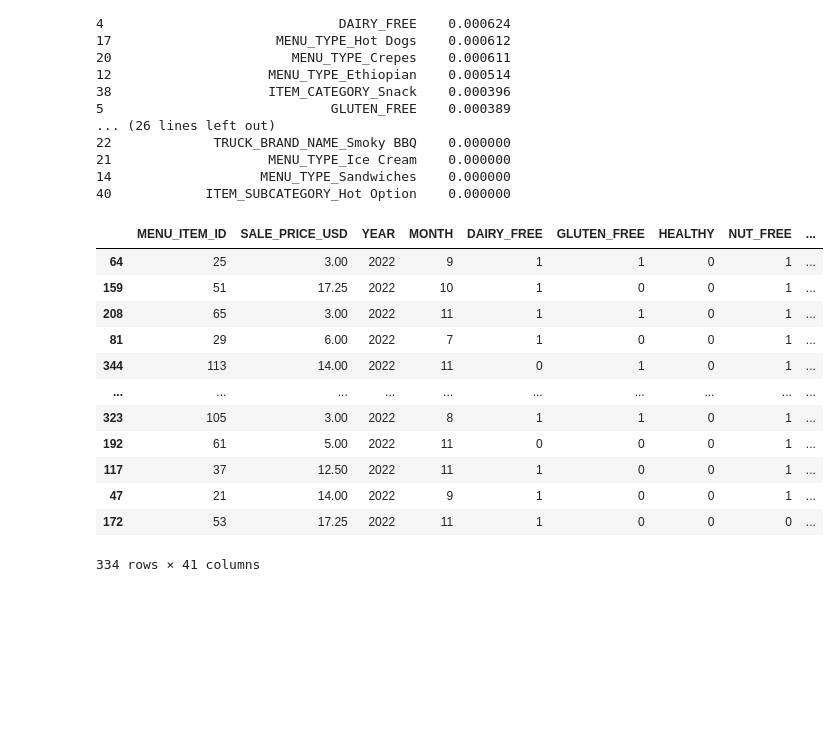
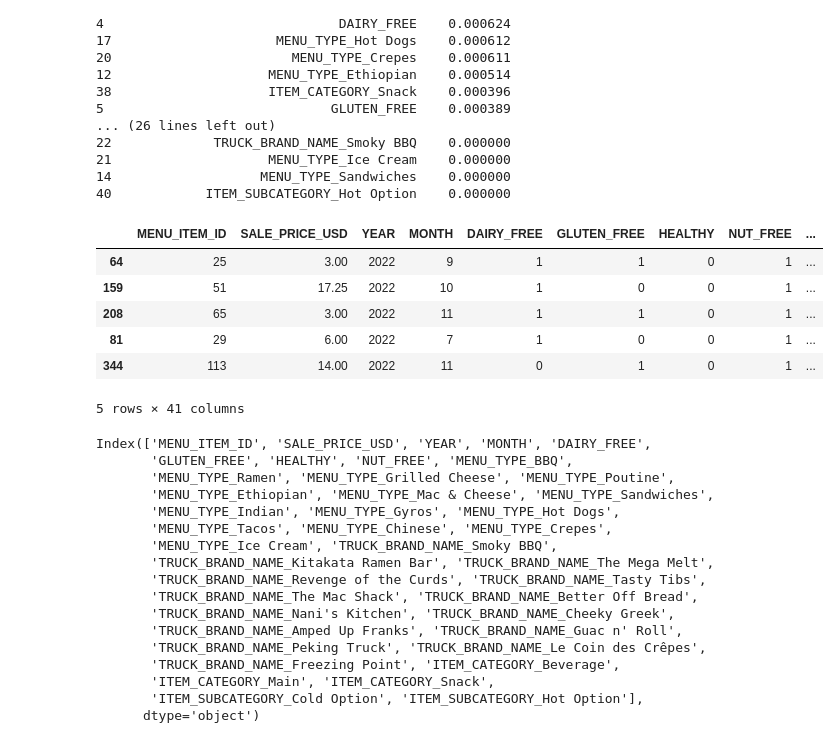
Before and after one commit to R-otato/Tasty_Insights, a Jupyter notebook: Product Sales Prediction.ipynb, the cells around one changed output. Saved outputs shown, nothing was run; the diff lists cells and outputs as text; code cells hidden in the pictures; blank space fills up the shorter version.

```diff
--- a/Product Sales Prediction.ipynb
+++ b/Product Sales Prediction.ipynb
@@ -442,18 +447,32 @@ print(feature_importance_df)
 14                   MENU_TYPE_Sandwiches    0.000000
 40            ITEM_SUBCATEGORY_Hot Option    0.000000
 # %%
-X_train
+X_train.head()
 # %% [output]
 |  | MENU_ITEM_ID | SALE_PRICE_USD | YEAR | MONTH | DAIRY_FREE | GLUTEN_FREE | HEALTHY | NUT_FREE | ... |
 | 64 | 25 | 3.00 | 2022 | 9 | 1 | 1 | 0 | 1 | ... |
 | 159 | 51 | 17.25 | 2022 | 10 | 1 | 0 | 0 | 1 | ... |
 | 208 | 65 | 3.00 | 2022 | 11 | 1 | 1 | 0 | 1 | ... |
 | 81 | 29 | 6.00 | 2022 | 7 | 1 | 0 | 0 | 1 | ... |
 | 344 | 113 | 14.00 | 2022 | 11 | 0 | 1 | 0 | 1 | ... |
-| ... | ... | ... | ... | ... | ... | ... | ... | ... | ... |
-| 323 | 105 | 3.00 | 2022 | 8 | 1 | 1 | 0 | 1 | ... |
-| 192 | 61 | 5.00 | 2022 | 11 | 0 | 0 | 0 | 1 | ... |
-| 117 | 37 | 12.50 | 2022 | 11 | 1 | 0 | 0 | 1 | ... |
-| 47 | 21 | 14.00 | 2022 | 9 | 1 | 0 | 0 | 1 | ... |
-| 172 | 53 | 17.25 | 2022 | 11 | 1 | 0 | 0 | 0 | ... |
-334 rows × 41 columns
+5 rows × 41 columns
+# %%
+X_train.columns
+# %% [output]
+Index(['MENU_ITEM_ID', 'SALE_PRICE_USD', 'YEAR', 'MONTH', 'DAIRY_FREE',
+       'GLUTEN_FREE', 'HEALTHY', 'NUT_FREE', 'MENU_TYPE_BBQ',
+       'MENU_TYPE_Ramen', 'MENU_TYPE_Grilled Cheese', 'MENU_TYPE_Poutine',
+       'MENU_TYPE_Ethiopian', 'MENU_TYPE_Mac & Cheese', 'MENU_TYPE_Sandwiches',
+       'MENU_TYPE_Indian', 'MENU_TYPE_Gyros', 'MENU_TYPE_Hot Dogs',
+       'MENU_TYPE_Tacos', 'MENU_TYPE_Chinese', 'MENU_TYPE_Crepes',
+       'MENU_TYPE_Ice Cream', 'TRUCK_BRAND_NAME_Smoky BBQ',
+       'TRUCK_BRAND_NAME_Kitakata Ramen Bar', 'TRUCK_BRAND_NAME_The Mega Melt',
+       'TRUCK_BRAND_NAME_Revenge of the Curds', 'TRUCK_BRAND_NAME_Tasty Tibs',
+       'TRUCK_BRAND_NAME_The Mac Shack', 'TRUCK_BRAND_NAME_Better Off Bread',
+       'TRUCK_BRAND_NAME_Nani's Kitchen', 'TRUCK_BRAND_NAME_Cheeky Greek',
+       'TRUCK_BRAND_NAME_Amped Up Franks', 'TRUCK_BRAND_NAME_Guac n' Roll',
+       'TRUCK_BRAND_NAME_Peking Truck', 'TRUCK_BRAND_NAME_Le Coin des Crêpes',
+       'TRUCK_BRAND_NAME_Freezing Point', 'ITEM_CATEGORY_Beverage',
+       'ITEM_CATEGORY_Main', 'ITEM_CATEGORY_Snack',
+       'ITEM_SUBCATEGORY_Cold Option', 'ITEM_SUBCATEGORY_Hot Option'],
+      dtype='object')
```
Also changed, not shown: parts of 1 cell of this notebook, 1 other file.
